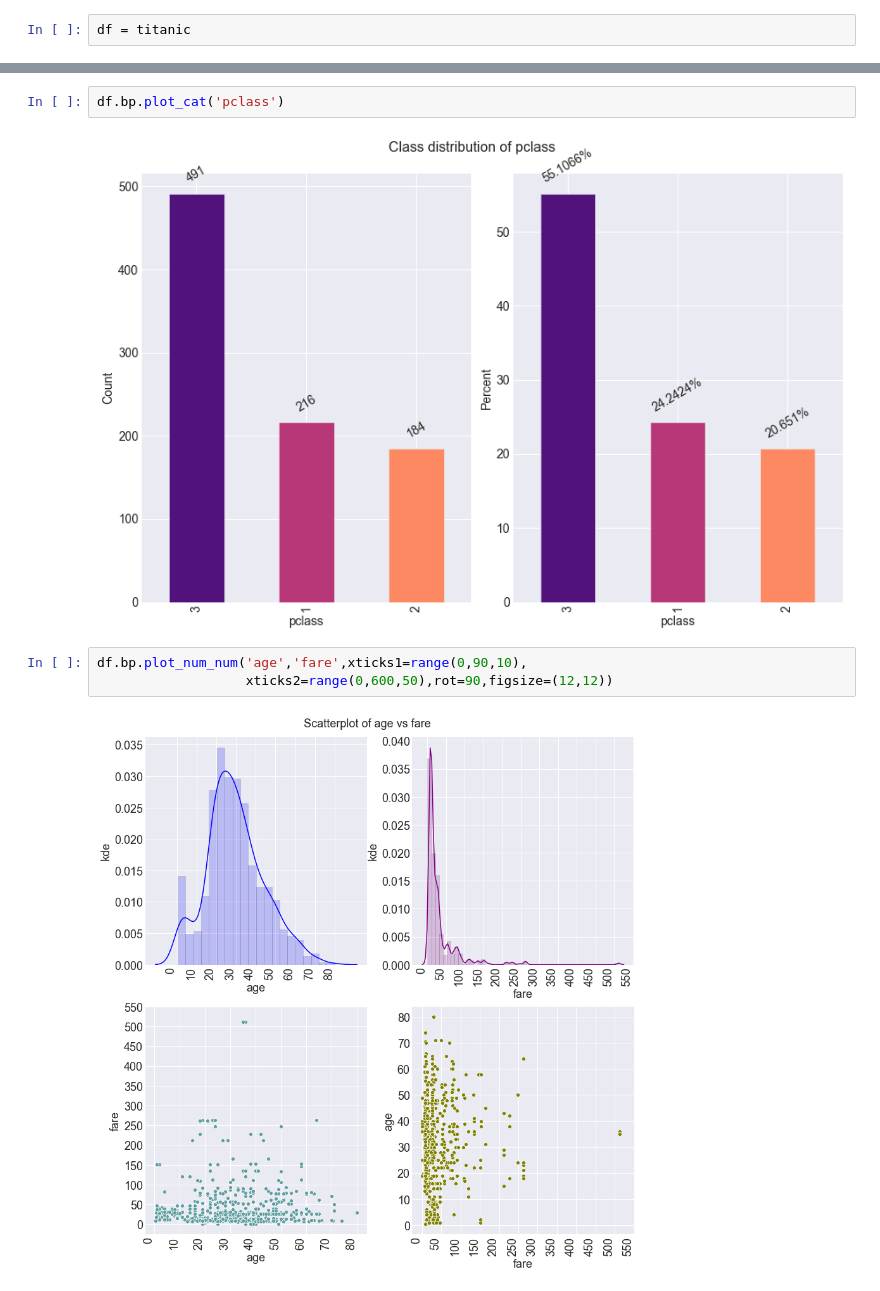
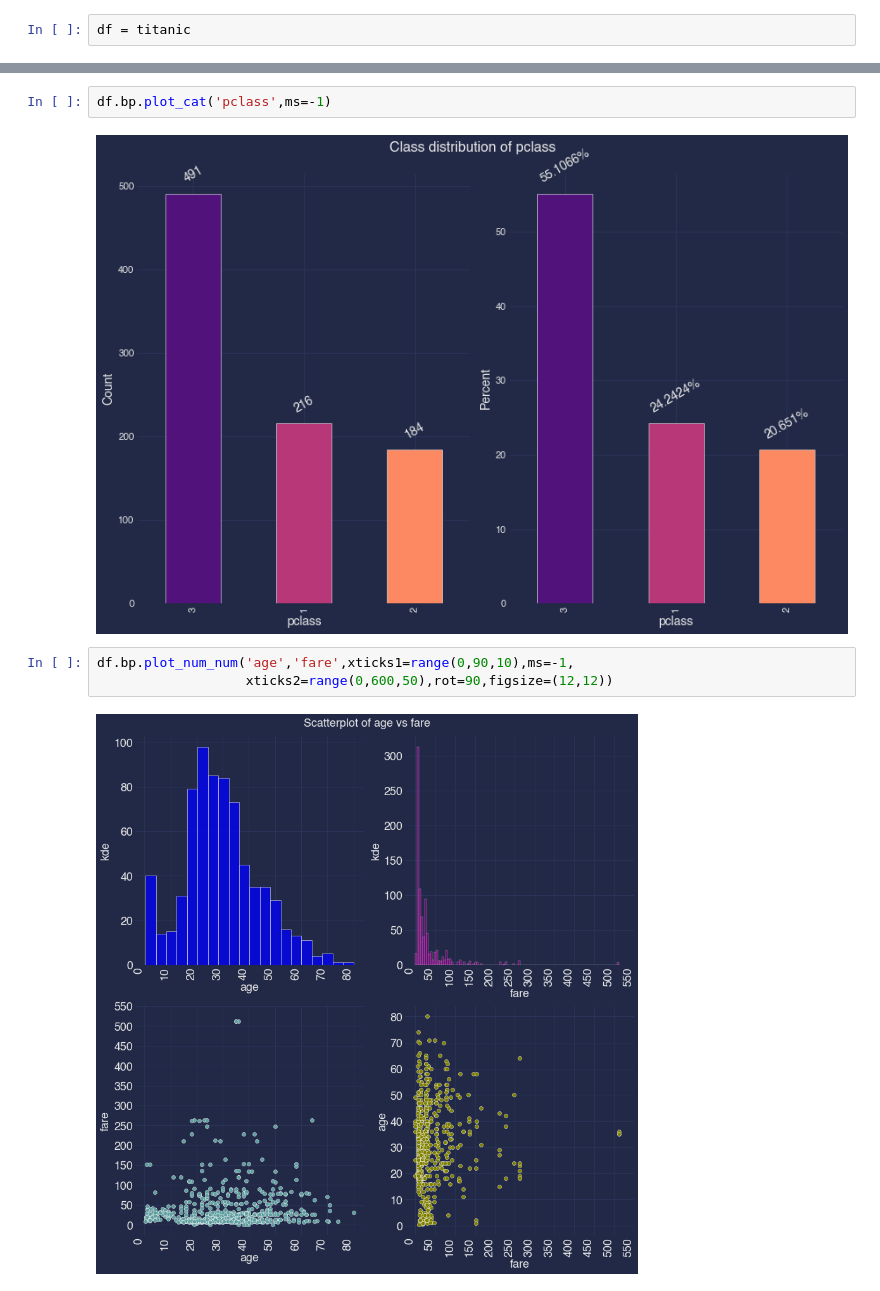
Before and after one commit to bhishanpdl/bp, a Jupyter notebook: examples/pandas_api_num_and_cat.ipynb, the cells around one changed output, grey strips where cells are left out. Drawn from its saved outputs; the diff is of its cells as text.

```diff
--- a/examples/pandas_api_num_and_cat.ipynb
+++ b/examples/pandas_api_num_and_cat.ipynb
@@ -38,12 +62,12 @@ age  714.0  29.699118  14.526497  0.42  20.125  28.0  38.0  80.0
 # %%
-df.bp.plot_cat('pclass')
+df.bp.plot_cat('pclass',ms=-1)
 # %% [output]
-[figure, old version]
+[figure, new version]
 # %%
-df.bp.plot_num_num('age','fare',xticks1=range(0,90,10),
+df.bp.plot_num_num('age','fare',xticks1=range(0,90,10),ms=-1,
                    xticks2=range(0,600,50),rot=90,figsize=(12,12))
 # %% [output]
-[figure, old version]
+[figure, new version]
 # %%
 df.bp.plot_num_cat('pclass','sex',save=True,show=True)
 # %% [output]
```
Also changed, not shown: parts of 5 cells of this notebook, 14 other files.
